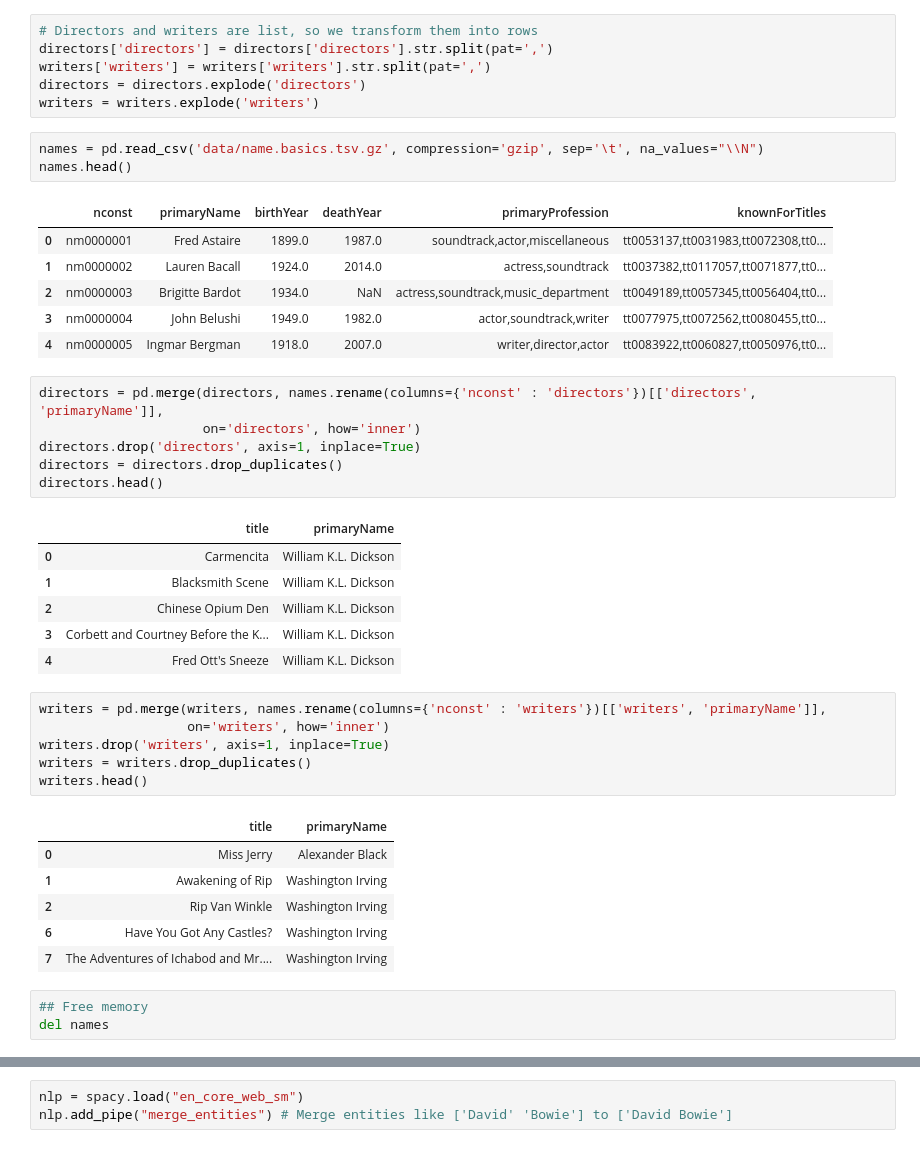
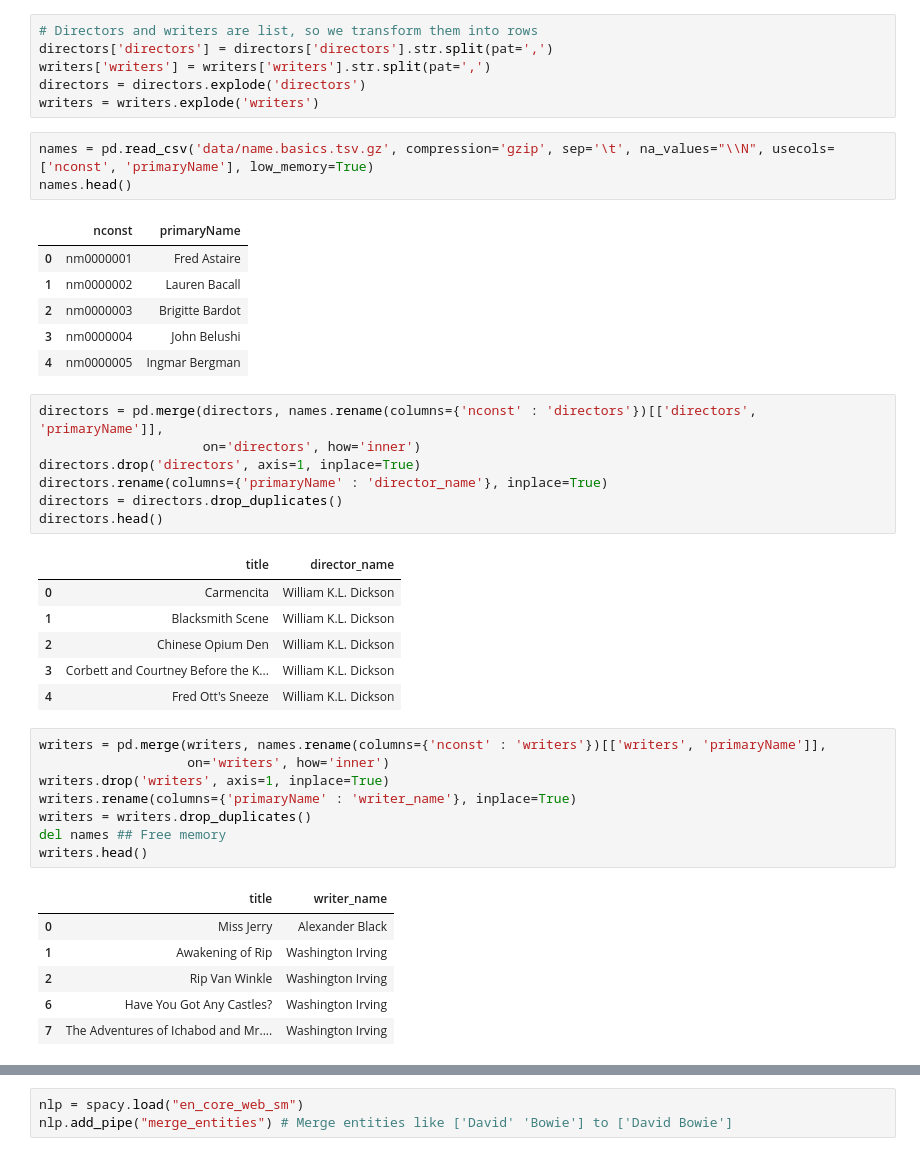
Before and after one commit to epfl-ada/ada-2022-project-yiyisoda, a Jupyter notebook: milestone_2.ipynb, the cells around one changed output, grey strips where cells are left out. Cells and saved outputs as stored; diff of their text form.

```diff
--- a/milestone_2.ipynb
+++ b/milestone_2.ipynb
@@ -76,23 +189,24 @@ writers['writers'] = writers['writers'].str.split(pat=',')
 directors = directors.explode('directors')
 writers = writers.explode('writers')
 # %%
-names = pd.read_csv('data/name.basics.tsv.gz', compression='gzip', sep='\t', na_values="\\N")
+names = pd.read_csv('data/name.basics.tsv.gz', compression='gzip', sep='\t', na_values="\\N", usecols=['nconst', 'primaryName'], low_memory=True)
 names.head()
 # %% [output]
-|  | nconst | primaryName | birthYear | deathYear | primaryProfession | knownForTitles |
-| 0 | nm0000001 | Fred Astaire | 1899.0 | 1987.0 | soundtrack,actor,miscellaneous | tt0053137,tt0031983,tt0072308,tt0... |
-| 1 | nm0000002 | Lauren Bacall | 1924.0 | 2014.0 | actress,soundtrack | tt0037382,tt0117057,tt0071877,tt0... |
-| 2 | nm0000003 | Brigitte Bardot | 1934.0 | NaN | actress,soundtrack,music_department | tt0049189,tt0057345,tt0056404,tt0... |
-| 3 | nm0000004 | John Belushi | 1949.0 | 1982.0 | actor,soundtrack,writer | tt0077975,tt0072562,tt0080455,tt0... |
-| 4 | nm0000005 | Ingmar Bergman | 1918.0 | 2007.0 | writer,director,actor | tt0083922,tt0060827,tt0050976,tt0... |
+|  | nconst | primaryName |
+| 0 | nm0000001 | Fred Astaire |
+| 1 | nm0000002 | Lauren Bacall |
+| 2 | nm0000003 | Brigitte Bardot |
+| 3 | nm0000004 | John Belushi |
+| 4 | nm0000005 | Ingmar Bergman |
 # %%
 directors = pd.merge(directors, names.rename(columns={'nconst' : 'directors'})[['directors', 'primaryName']],
                      on='directors', how='inner')
 directors.drop('directors', axis=1, inplace=True)
+directors.rename(columns={'primaryName' : 'director_name'}, inplace=True)
 directors = directors.drop_duplicates()
 directors.head()
 # %% [output]
-|  | title | primaryName |
+|  | title | director_name |
 | 0 | Carmencita | William K.L. Dickson |
 | 1 | Blacksmith Scene | William K.L. Dickson |
 | 2 | Chinese Opium Den | William K.L. Dickson |
@@ -102,15 +216,14 @@ directors.head()
 writers = pd.merge(writers, names.rename(columns={'nconst' : 'writers'})[['writers', 'primaryName']],
                    on='writers', how='inner')
 writers.drop('writers', axis=1, inplace=True)
+writers.rename(columns={'primaryName' : 'writer_name'}, inplace=True)
 writers = writers.drop_duplicates()
+del names ## Free memory
 writers.head()
 # %% [output]
-|  | title | primaryName |
+|  | title | writer_name |
 | 0 | Miss Jerry | Alexander Black |
 | 1 | Awakening of Rip | Washington Irving |
 | 2 | Rip Van Winkle | Washington Irving |
 | 6 | Have You Got Any Castles? | Washington Irving |
 | 7 | The Adventures of Ichabod and Mr.... | Washington Irving |
-# %%
-## Free memory
-del names
```
Also changed, not shown: parts of 39 cells of this notebook.
